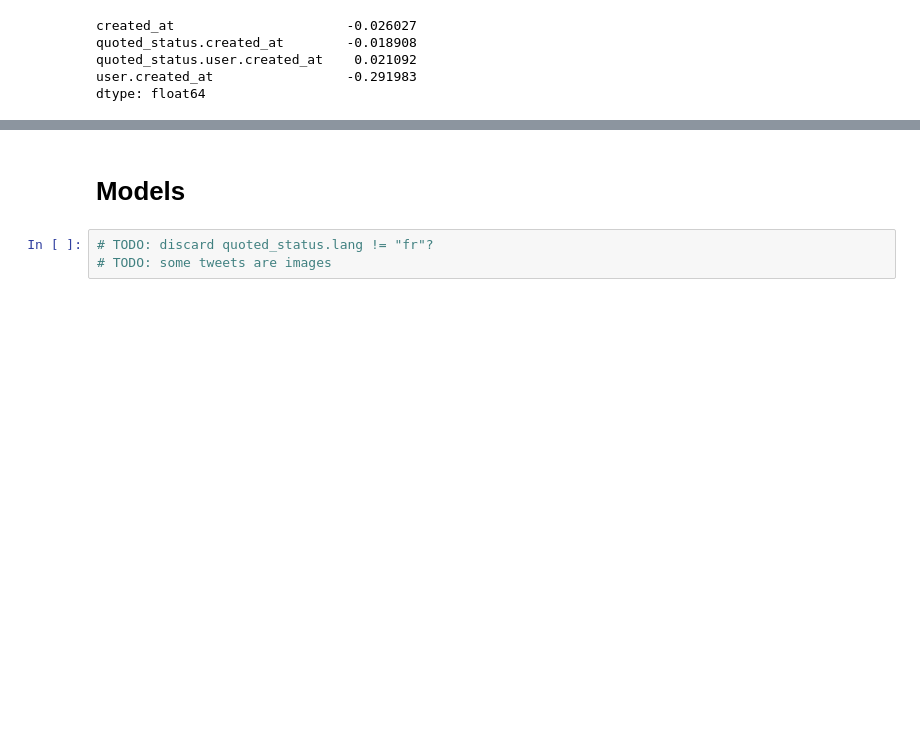
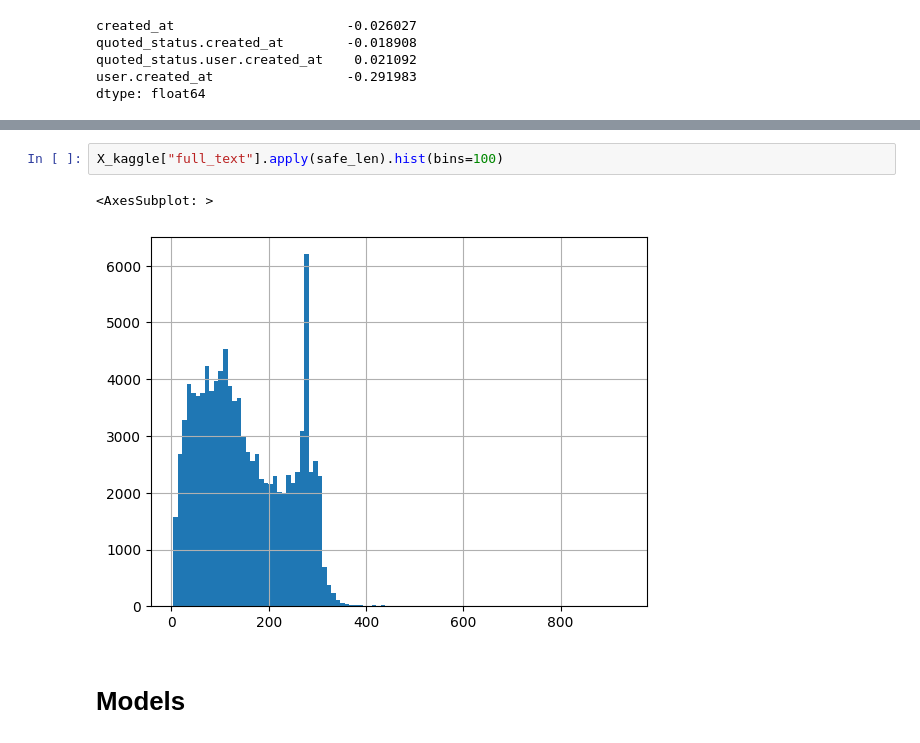
Before and after one commit to abel1502/ep-s1-dl-project, a Jupyter notebook: andrey-3.ipynb, the cells around one changed output, grey strips where cells are left out. Cells and saved outputs as stored; diff of their text form; blank space fills up the shorter version.

Commit message:
Write andrey-3
Will now run in on kaggle for however long it takes

```diff
--- a/andrey-3.ipynb
+++ b/andrey-3.ipynb
@@ -296,5 +302,7 @@ dtype: float64
+# %%
+X_kaggle["full_text"].apply(safe_len).hist(bins=100)
+# %% [output]
+<AxesSubplot: >
+[figure, added]
 # %% [markdown]
 # Models
-# %%
-# TODO: discard quoted_status.lang != "fr"?
-# TODO: some tweets are images
```
Also changed, not shown: parts of 20 cells of this notebook.
